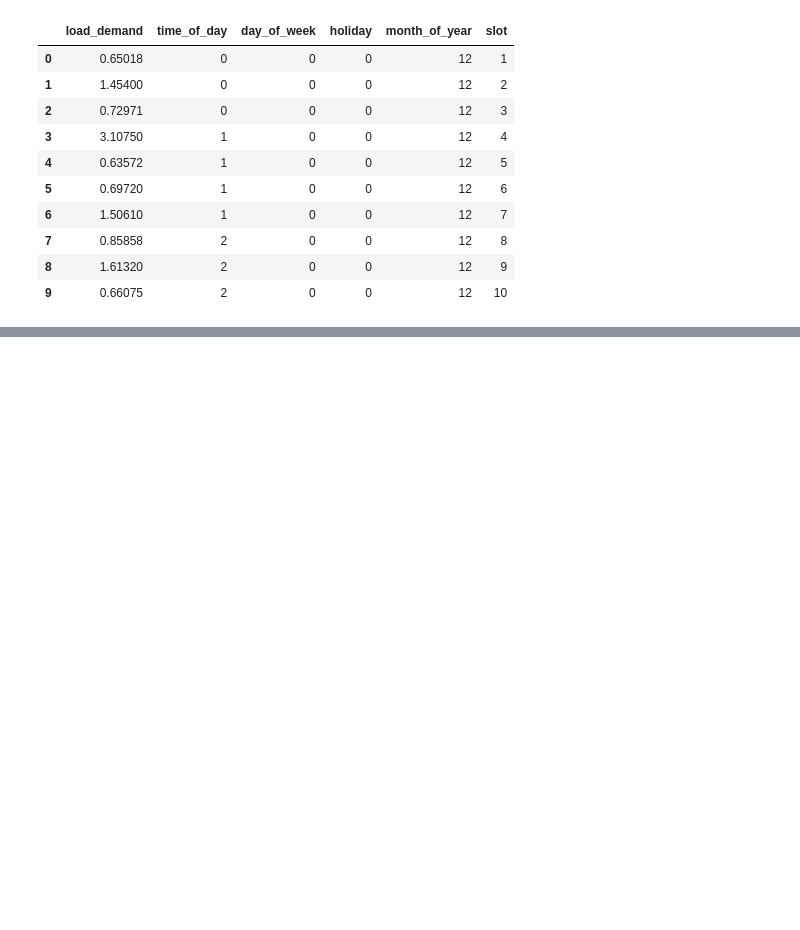
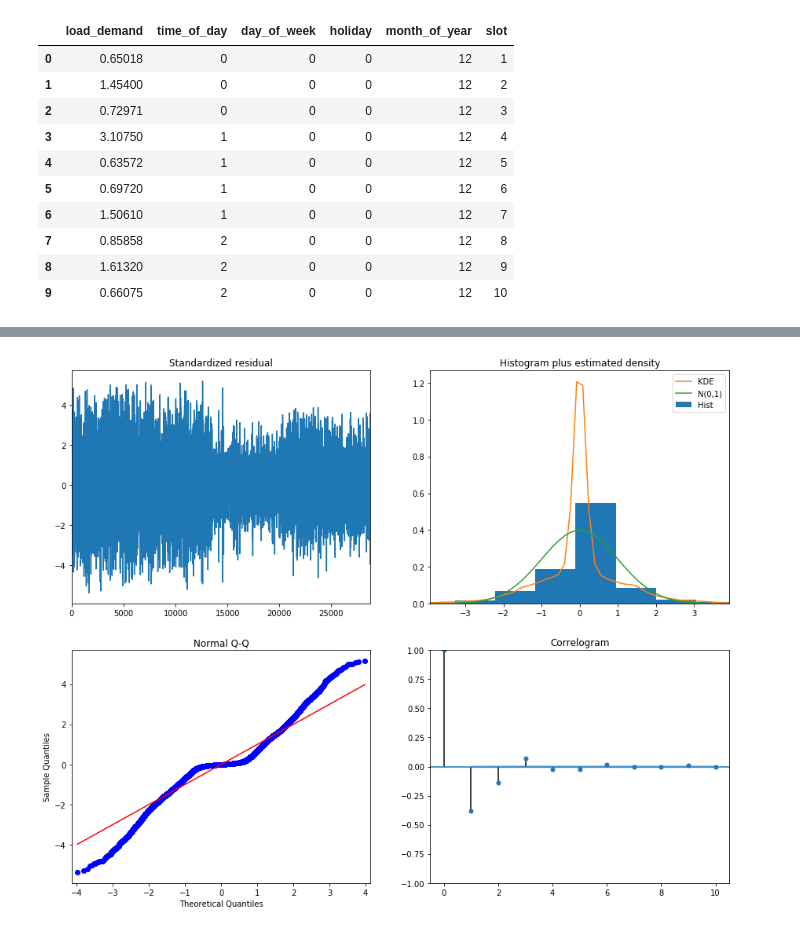
Before and after one commit to jainrish/ams559-smart-energy, a Jupyter notebook: Assignment 1/electricity-demand-prediction.ipynb, the cells around one changed output, grey strips where cells are left out. Saved outputs shown, nothing was run; the diff lists cells and outputs as text; code cells hidden in the pictures; blank space fills up the shorter version.

```diff
--- a/Assignment 1/electricity-demand-prediction.ipynb
+++ b/Assignment 1/electricity-demand-prediction.ipynb
@@ -251,0 +316,5 @@ Mean Absolute Error : 0.45026
+# %%
+model_fit.plot_diagnostics(figsize=(15, 12))
+plt.show()
+# %% [output]
+[figure, added]
```
Also changed, not shown: parts of 11 cells of this notebook.
